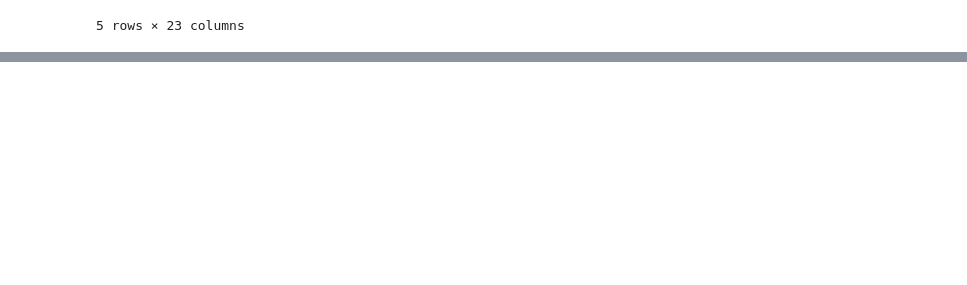
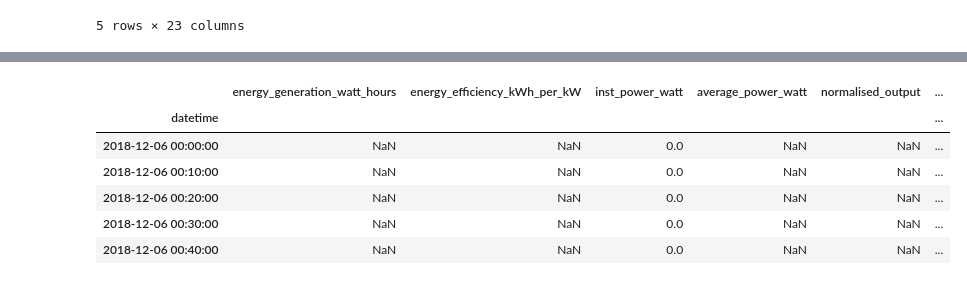
Before and after one commit to openclimatefix/pvoutput, a Jupyter notebook: download_pv_timeseries.ipynb, the cells around one changed output, grey strips where cells are left out. Drawn from its saved outputs; the diff is of its cells as text; code cells hidden in the pictures; blank space fills up the shorter version.

```diff
--- a/download_pv_timeseries.ipynb
+++ b/download_pv_timeseries.ipynb
@@ -219,3 +240,13 @@ timeseries['inst_power_watt'].isnull().sum()
+# %%
+timeseries.head()
+# %% [output]
+|  | energy_generation_watt_hours | energy_efficiency_kWh_per_kW | inst_power_watt | average_power_watt | normalised_output | ... |
+| datetime |  |  |  |  |  | ... |
+| 2018-12-06 00:00:00 | NaN | NaN | 0.0 | NaN | NaN | ... |
+| 2018-12-06 00:10:00 | NaN | NaN | 0.0 | NaN | NaN | ... |
+| 2018-12-06 00:20:00 | NaN | NaN | 0.0 | NaN | NaN | ... |
+| 2018-12-06 00:30:00 | NaN | NaN | 0.0 | NaN | NaN | ... |
+| 2018-12-06 00:40:00 | NaN | NaN | 0.0 | NaN | NaN | ... |
 # %%
 pv_systems_filtered.loc[system_id]
 # %% [output]
```
Also changed, not shown: parts of 13 cells of this notebook, 1 other file.
